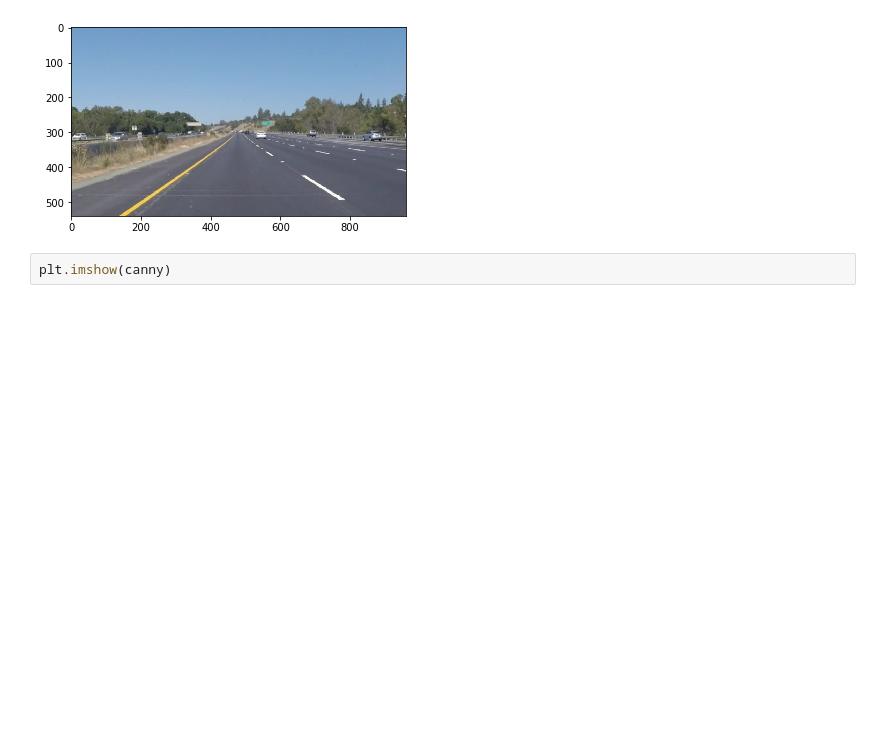
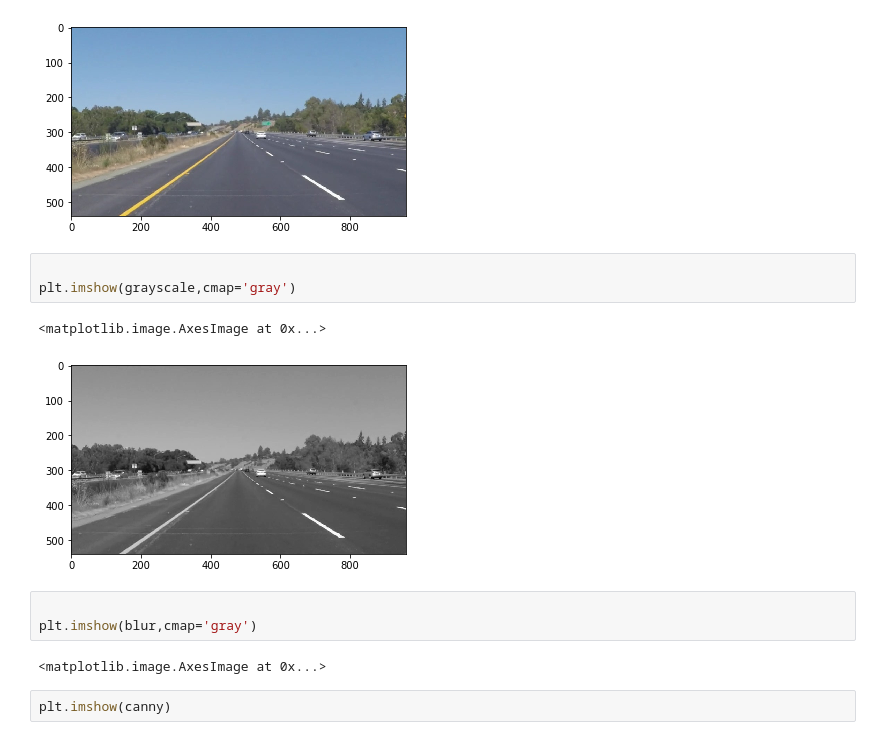
Before and after one commit to A2Amir/Finding-Lane-Lines-on-the-Road, a Jupyter notebook: P1.ipynb, the cells around one changed output. Cells and saved outputs as stored; diff of their text form; blank space fills up the shorter version.

```diff
--- a/P1.ipynb
+++ b/P1.ipynb
@@ -239,6 +239,17 @@ plt.imshow(img)
 # %% [output]
 <matplotlib.image.AxesImage at 0x...>
 [figure]
+# %%
+
+plt.imshow(grayscale,cmap='gray')
+# %% [output]
+<matplotlib.image.AxesImage at 0x...>
+[figure, added]
+# %%
+
+plt.imshow(blur,cmap='gray')
+# %% [output]
+<matplotlib.image.AxesImage at 0x...>
 # %%
 plt.imshow(canny)
 # %% [output]
```
